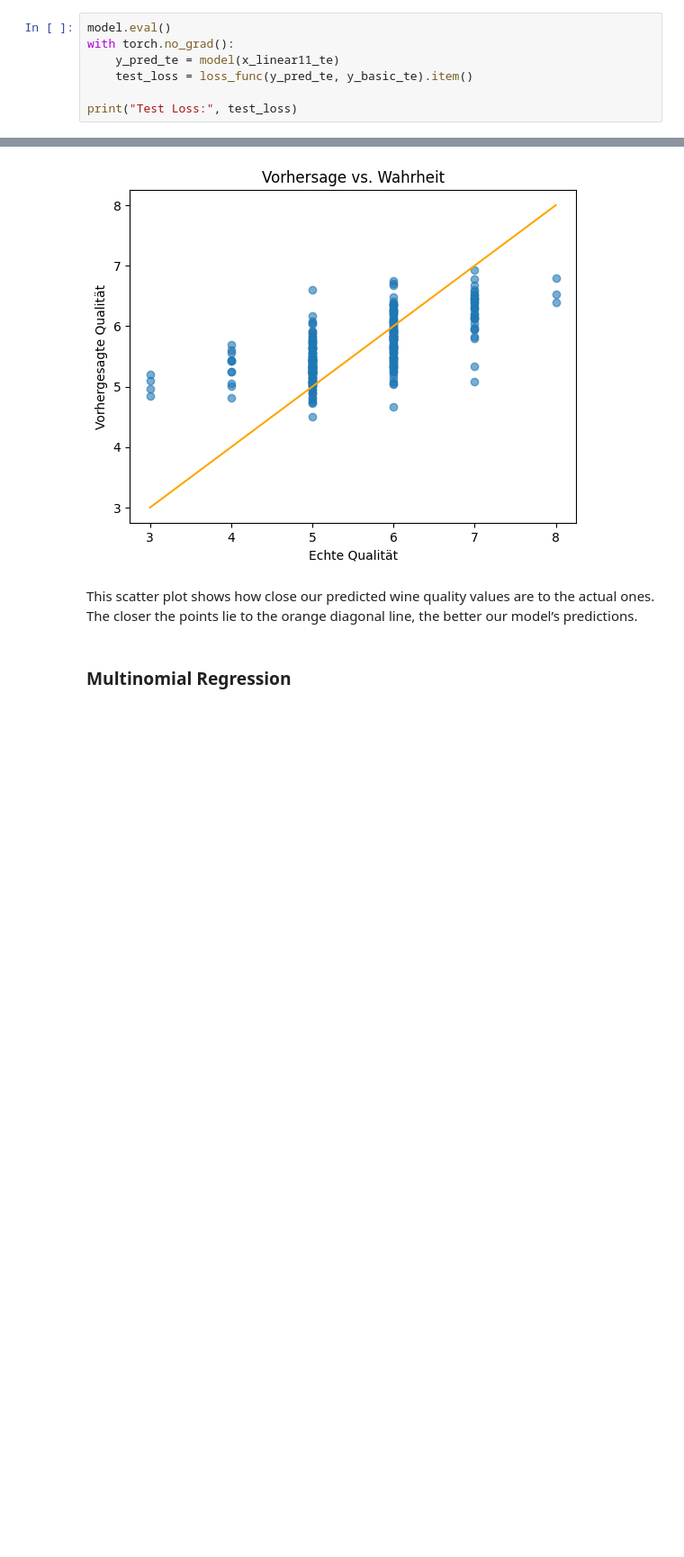
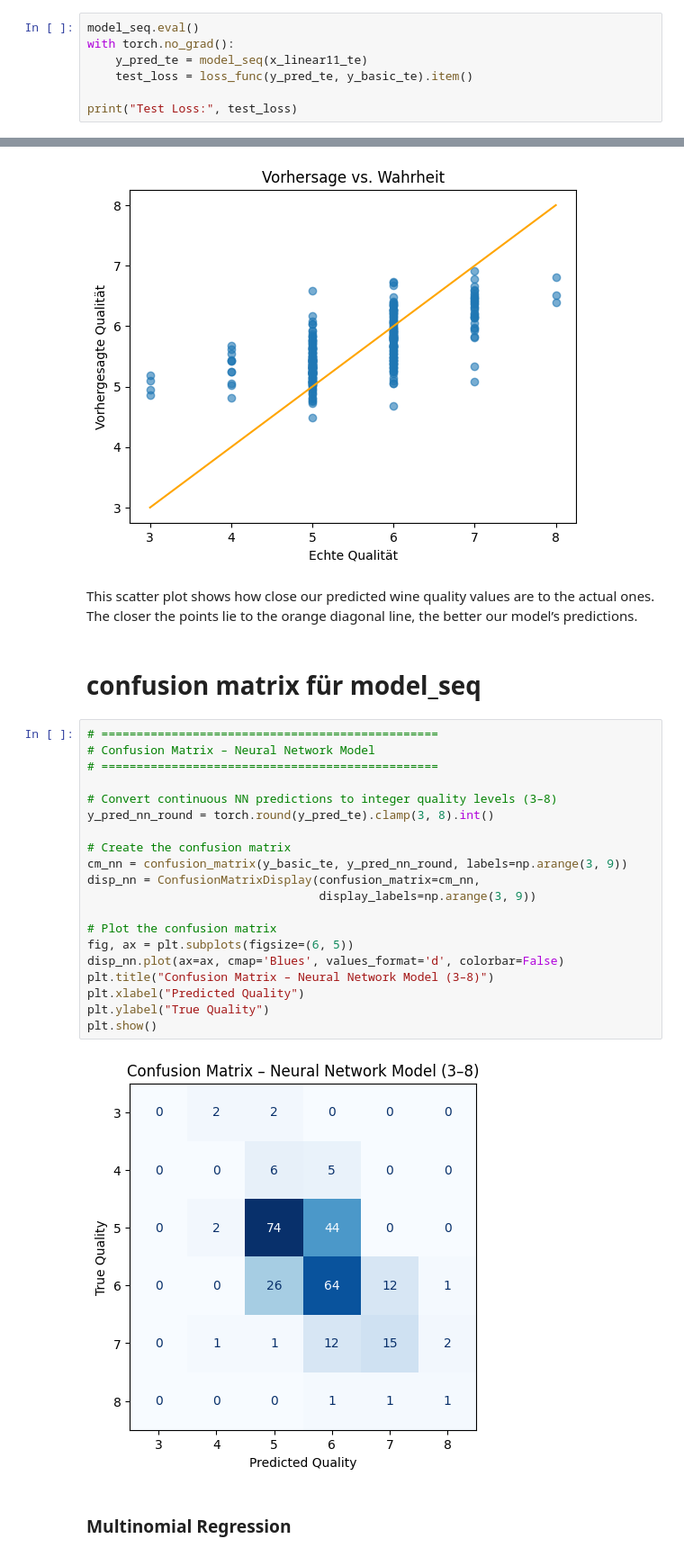
Before and after one commit to McRicecorn/NeuronaleNetze_WineQuality, a Jupyter notebook: Project1_Wine.ipynb, the cells around one changed output, grey strips where cells are left out. Shown at 90% size. Cells and saved outputs as stored; diff of their text form; blank space fills up the shorter version.

Commit message:
speech text improved confusion matrix for nn added

```diff
--- a/Project1_Wine.ipynb
+++ b/Project1_Wine.ipynb
@@ -782,9 +795,9 @@ plt.show()
 This plot shows the training loss decreasing steadily over time,
 which indicates that the neural network is successfully learning to minimize its prediction errors.
 # %%
-model.eval()
+model_seq.eval()
 with torch.no_grad():
-    y_pred_te = model(x_linear11_te)
+    y_pred_te = model_seq(x_linear11_te)
     test_loss = loss_func(y_pred_te, y_basic_te).item()
 
 print("Test Loss:", test_loss)
@@ -836,6 +849,30 @@ plt.show()
 # %% [markdown]
 This scatter plot shows how close our predicted wine quality values are to the actual ones.
 The closer the points lie to the orange diagonal line, the better our model’s predictions.
+# %% [markdown]
+# confusion matrix für model_seq
+# %%
+# ================================================
+# Confusion Matrix – Neural Network Model
+# ================================================
+
+# Convert continuous NN predictions to integer quality levels (3–8)
+y_pred_nn_round = torch.round(y_pred_te).clamp(3, 8).int()
+
+# Create the confusion matrix
+cm_nn = confusion_matrix(y_basic_te, y_pred_nn_round, labels=np.arange(3, 9))
+disp_nn = ConfusionMatrixDisplay(confusion_matrix=cm_nn,
+                                 display_labels=np.arange(3, 9))
+
+# Plot the confusion matrix
+fig, ax = plt.subplots(figsize=(6, 5))
+disp_nn.plot(ax=ax, cmap='Blues', values_format='d', colorbar=False)
+plt.title("Confusion Matrix – Neural Network Model (3–8)")
+plt.xlabel("Predicted Quality")
+plt.ylabel("True Quality")
+plt.show()
+# %% [output]
+[figure, added]
 # %% [markdown]
 ### Multinomial Regression
 # %% [markdown]
```
Also changed, not shown: parts of 61 cells of this notebook.
